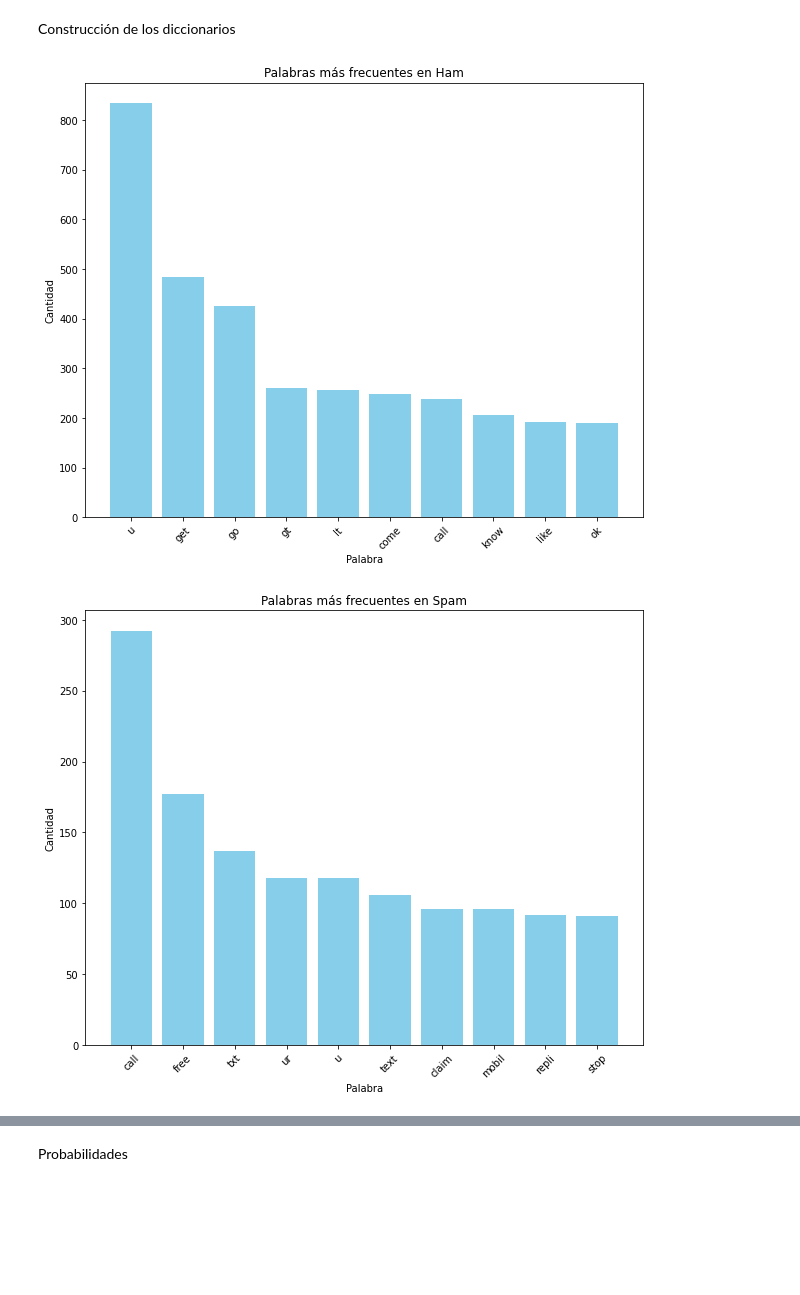
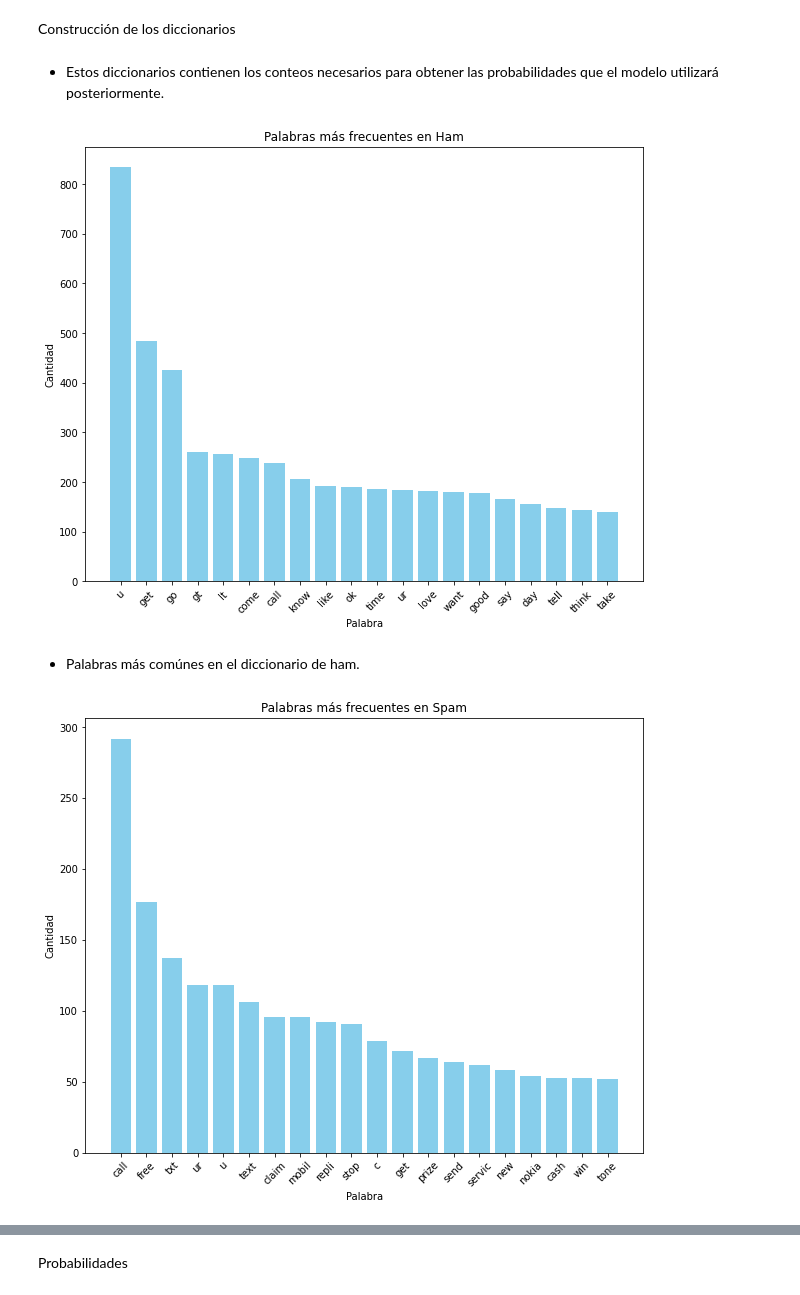
Before and after one commit to carrillo21108/Proyecto02-IA, a Jupyter notebook: Proyecto02.ipynb, the cells around one changed output, grey strips where cells are left out. Drawn from its saved outputs; the diff is of its cells as text; code cells hidden in the pictures; blank space fills up the shorter version.

```diff
--- a/Proyecto02.ipynb
+++ b/Proyecto02.ipynb
@@ -147,2 +185,15 @@ def stemTexts(texts):
+# %%
+functions = [lowerTexts,tokenizeTexts,cleanPunctuationTexts,cleanNumberTexts,cleanStopWordTexts,lemmatizeTexts,stemTexts]
+
+def textsProcessing(texts):
+    for func in functions:
+        texts = func(texts)
+
+    return texts
+
+texts = textsProcessing(train['mensaje'].tolist())
+# %%
+# Reemplazando la columna v2 por los valores obtenidos tras la limpieza
+train['mensaje'] = texts
 # %% [markdown]
 ### Modelo
@@ -159,3 +199,0 @@ texts = textsProcessing(train['v2'].tolist())
-# %%
-# Reemplazando la columna v2 por los valores obtenidos tras la limpieza
-train['v2'] = texts
@@ -176,12 +216,14 @@ def update_word_count(word_list, word_dict):
 
 # Iterar sobre el DataFrame y actualizar los diccionarios según la categoría
 for _, row in train.iterrows():
-    if row['v1'] == 'ham':
-        update_word_count(row['v2'], ham_words)
-    elif row['v1'] == 'spam':
-        update_word_count(row['v2'], spam_words)
+    if row['tipo'] == 'ham':
+        update_word_count(row['mensaje'], ham_words)
+    elif row['tipo'] == 'spam':
+        update_word_count(row['mensaje'], spam_words)
+# %% [markdown]
+- Estos diccionarios contienen los conteos necesarios para obtener las probabilidades que el modelo utilizará posteriormente.
 # %%
-sorted_ham_words = sorted(ham_words.items(), key=lambda item: item[1], reverse=True)[:10]
+sorted_ham_words = sorted(ham_words.items(), key=lambda item: item[1], reverse=True)[:20]
 words, counts = zip(*sorted_ham_words)  # Desempaquetar en listas separadas
 
 # Crear la gráfica de barras
@@ -195,20 +237,22 @@ plt.xticks(rotation=45)
 # Mostrar la gráfica
 plt.show()
 # %% [output]
-[figure, old version]
+[figure, new version]
+# %% [markdown]
+- Palabras más comúnes en el diccionario de ham.
 # %%
-sorted_spam_words = sorted(spam_words.items(), key=lambda item: item[1], reverse=True)[:10]
+sorted_spam_words = sorted(spam_words.items(), key=lambda item: item[1], reverse=True)[:20]
 words, counts = zip(*sorted_spam_words)  # Desempaquetar en listas separadas
 
 # Crear la gráfica de barras
 plt.figure(figsize=(10, 8))
 plt.bar(words, counts, color='skyblue')
 plt.title('Palabras más frecuentes en Spam')
 plt.xlabel('Palabra')
 plt.ylabel('Cantidad')
 plt.xticks(rotation=45)
 
 # Mostrar la gráfica
 plt.show()
 # %% [output]
-[figure, old version]
+[figure, new version]
```
Also changed, not shown: parts of 45 cells of this notebook.
